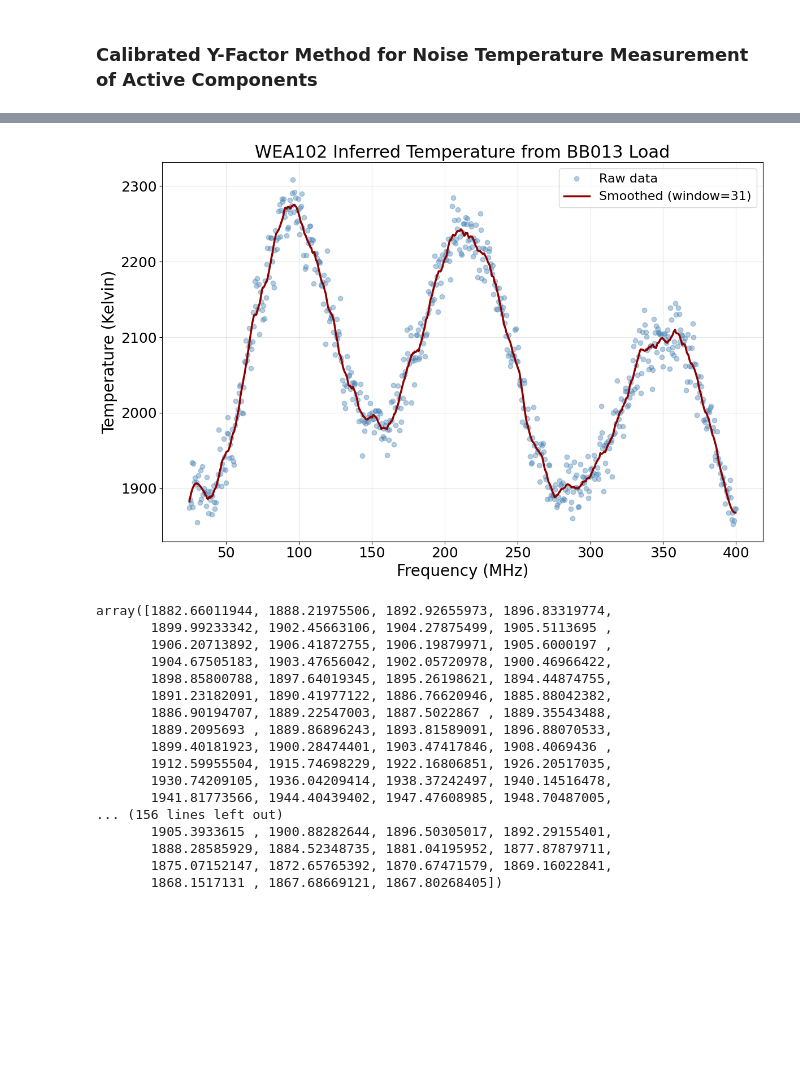
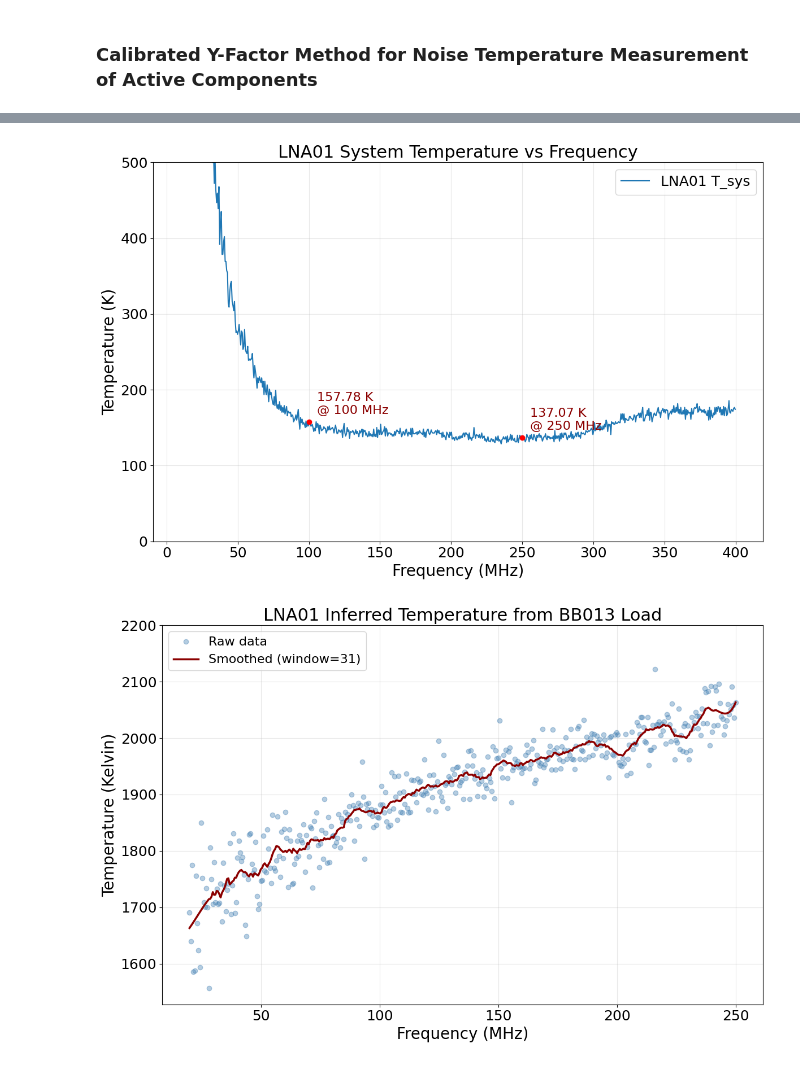
Before and after one commit to alhosani-abdulla/Highz-EXP, a Jupyter notebook: notebooks/Y_factor.ipynb, the cells around one changed output, grey strips where cells are left out. Cells and saved outputs as stored; diff of their text form; code cells hidden in the pictures; blank space fills up the shorter version.

```diff
--- a/notebooks/Y_factor.ipynb
+++ b/notebooks/Y_factor.ipynb
@@ -69,6 +77,11 @@ LNA01_77K = Spectrum(traces_77K['Trace D']['frequency'], traces_77K['Trace D']['
 traces_300K = load_csv.parse_trace_data(pjoin(output_path, '300K_data.csv'))
 WEA102_300K = Spectrum(traces_300K['Trace A']['frequency'], traces_300K['Trace A']['spectrum'], name='300K load - WEA102')
 WEA101_300K = Spectrum(traces_300K['Trace B']['frequency'], traces_300K['Trace B']['spectrum'], name='300K load - WEA101 + WEA102')
+
+traces_LNA = load_csv.parse_trace_data(pjoin(output_path, 'LNA01_BB013_data.csv'))
+LNA01_300K = Spectrum(traces_LNA['Trace B']['frequency'], traces_LNA['Trace B']['spectrum'], name='300K load - LNA01')
+LNA01_77K = Spectrum(traces_LNA['Trace C']['frequency'], traces_LNA['Trace C']['spectrum'], name='77K load - LNA01')
+LNA01_BB = Spectrum(traces_LNA['Trace D']['frequency'], traces_LNA['Trace D']['spectrum'], name='BB013 Cal - LNA01')
 # %% [output]
 Found 4 traces: ['Trace A', 'Trace B', 'Trace C', 'Trace D']
 Column pairs: [(0, 1), (2, 3), (4, 5), (6, 7)]
@@ -167,0 +123,7 @@ plotter.plot_spectrum([WEA102_BB], freq_range=(0,400), title='WEA102 Spectrum wi
+# %%
+LNA01_300K.despike(threshold=3)
+LNA01_77K.despike(threshold=3)
+dut_hot = LNA01_300K.unit_convert('dBm', 'milliwatt', channel_width=300e3).spec
+dut_cold = LNA01_77K.unit_convert('dBm', 'milliwatt', channel_width=300e3).spec
+LNA_thermo = Y_Factor_Thermometer(LNA01_300K.freq, dut_hot, dut_cold,
+                                    DUT_name='LNA01', T_hot=300, T_cold=77, RBW=300e3)
@@ -168,25 +135,19 @@ plotter.plot_spectrum([WEA102_BB], freq_range=(0,400), title='WEA102 Spectrum wi
+# %%
+LNA_thermo.plot_temps(LNA_thermo.f/1e6, [LNA_thermo.T_sys], labels=['LNA01 T_sys'],
+                      start_freq=10, end_freq=400, ymax=500,
+                      title='LNA01 System Temperature vs Frequency',
+                      ylabel='Temperature (K)',
+                      marker_freqs=[25, 100, 250],
+                      smoothing=False,
+                      save_path=pjoin(plot_path, 'LNA01_Tsys_vs_Frequency.png'))
+# %% [output]
+[figure, added]
 # %%
-WEA102_thermo.infer_temperature(WEA102_BB, start_freq=25, end_freq=400,
-                                smoothing='savgol', window_size=31,
-
-                                title='WEA102 Inferred Temperature from BB013 Load',
-                                save_path=pjoin(plot_path, 'WEA102_Inferred_Temperature_BB013.png'))
+LNA01_BB.despike(threshold=5)
+_ = LNA_thermo.infer_temperature(LNA01_BB.unit_convert('dBm', 'kelvin', channel_width=300e3, inplace=False),
+                            start_freq=20, end_freq=250, ymax=2200, ymin=1800,
+                            smoothing='savgol', window_size=31,
+                            title='LNA01 Inferred Temperature from BB013 Load',
+                            save_path=pjoin(plot_path, 'LNA01_Inferred_Temperature_BB013.png'))
 # %% [output]
-[figure, old version]
+[figure, new version]
-array([1882.66011944, 1888.21975506, 1892.92655973, 1896.83319774,
-       1899.99233342, 1902.45663106, 1904.27875499, 1905.5113695 ,
-       1906.20713892, 1906.41872755, 1906.19879971, 1905.6000197 ,
-       1904.67505183, 1903.47656042, 1902.05720978, 1900.46966422,
-       1898.85800788, 1897.64019345, 1895.26198621, 1894.44874755,
-       1891.23182091, 1890.41977122, 1886.76620946, 1885.88042382,
-       1886.90194707, 1889.22547003, 1887.5022867 , 1889.35543488,
-       1889.2095693 , 1889.86896243, 1893.81589091, 1896.88070533,
-       1899.40181923, 1900.28474401, 1903.47417846, 1908.4069436 ,
-       1912.59955504, 1915.74698229, 1922.16806851, 1926.20517035,
-       1930.74209105, 1936.04209414, 1938.37242497, 1940.14516478,
-       1941.81773566, 1944.40439402, 1947.47608985, 1948.70487005,
-... (156 lines left out)
-       1905.3933615 , 1900.88282644, 1896.50305017, 1892.29155401,
-       1888.28585929, 1884.52348735, 1881.04195952, 1877.87879711,
-       1875.07152147, 1872.65765392, 1870.67471579, 1869.16022841,
-       1868.1517131 , 1867.68669121, 1867.80268405])
```
Also changed, not shown: parts of 12 cells of this notebook, 3 other files.
